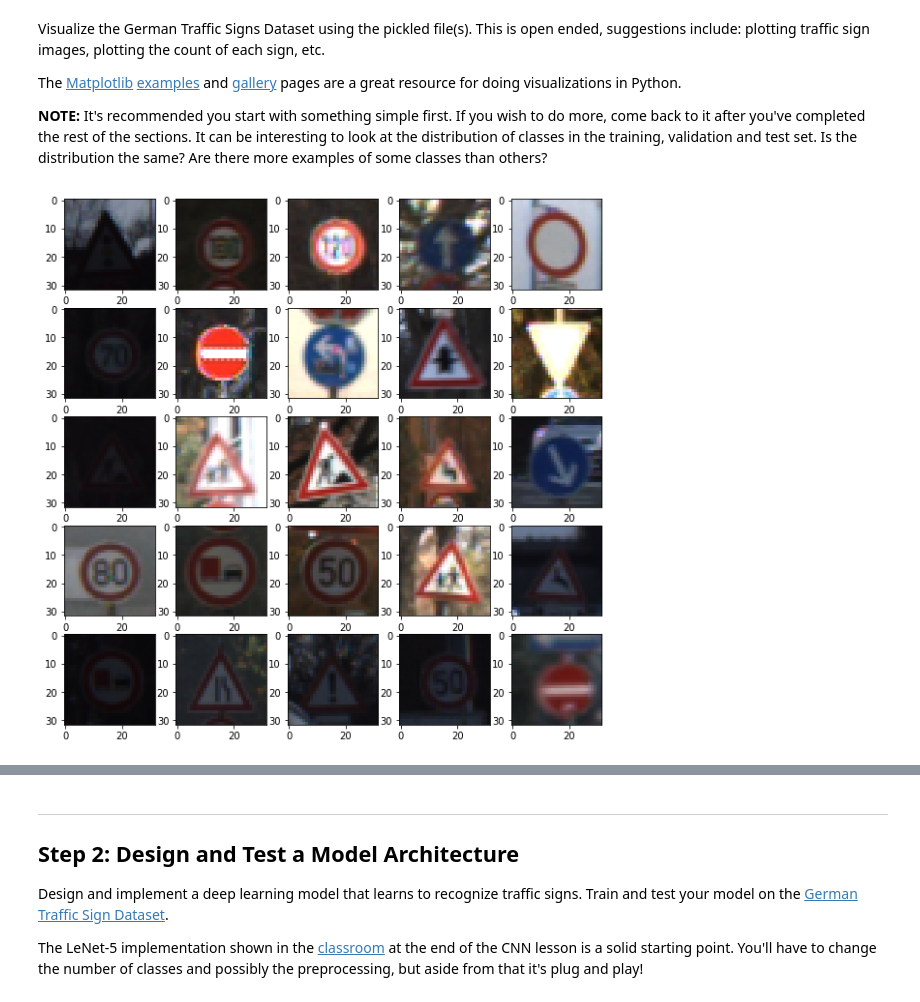
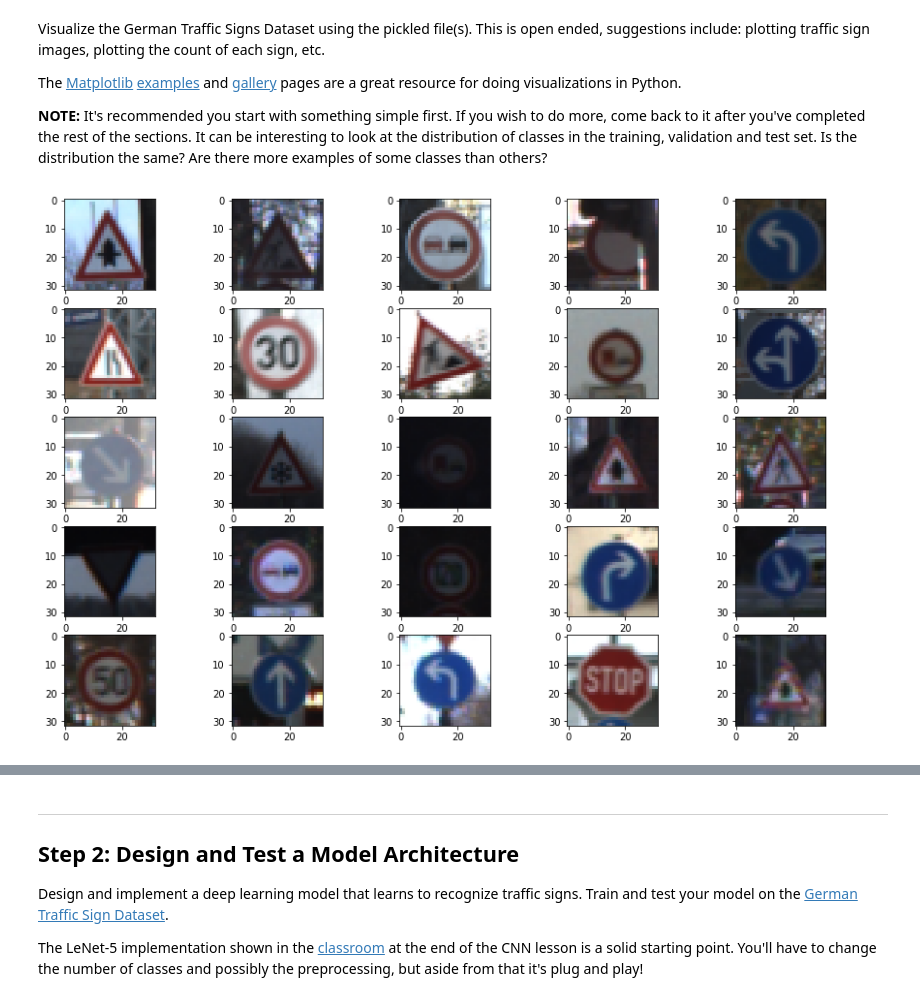
Before and after one commit to afourteia/CarND_Traffic_Sign_Classifier, a Jupyter notebook: Traffic_Sign_Classifier.ipynb, the cells around one changed output, grey strips where cells are left out. Cells and saved outputs as stored; diff of their text form; code cells hidden in the pictures.

```diff
--- a/Traffic_Sign_Classifier.ipynb
+++ b/Traffic_Sign_Classifier.ipynb
@@ -130,17 +130,17 @@ The [Matplotlib](http://matplotlib.org/) [examples](http://matplotlib.org/exampl
 # %%
 ### Data exploration visualization code goes here.
 ### Feel free to use as many code cells as needed.
 
 
 #DISPLAY 25 random images
 signimage = []
 examples = plt.figure()
-examples.set_figwidth(10)
+examples.set_figwidth(15)
 examples.set_figheight(10)
 for i in range(25):
     img = examples.add_subplot(5, 5, i + 1)
     image = X_train[random.randint(0,len(X_train) - 1)].squeeze()
     img.imshow(image)
 # %% [output]
-[figure, old version]
+[figure, new version]
 # %%
```
Also changed, not shown: parts of 20 cells of this notebook, 3 other files.
